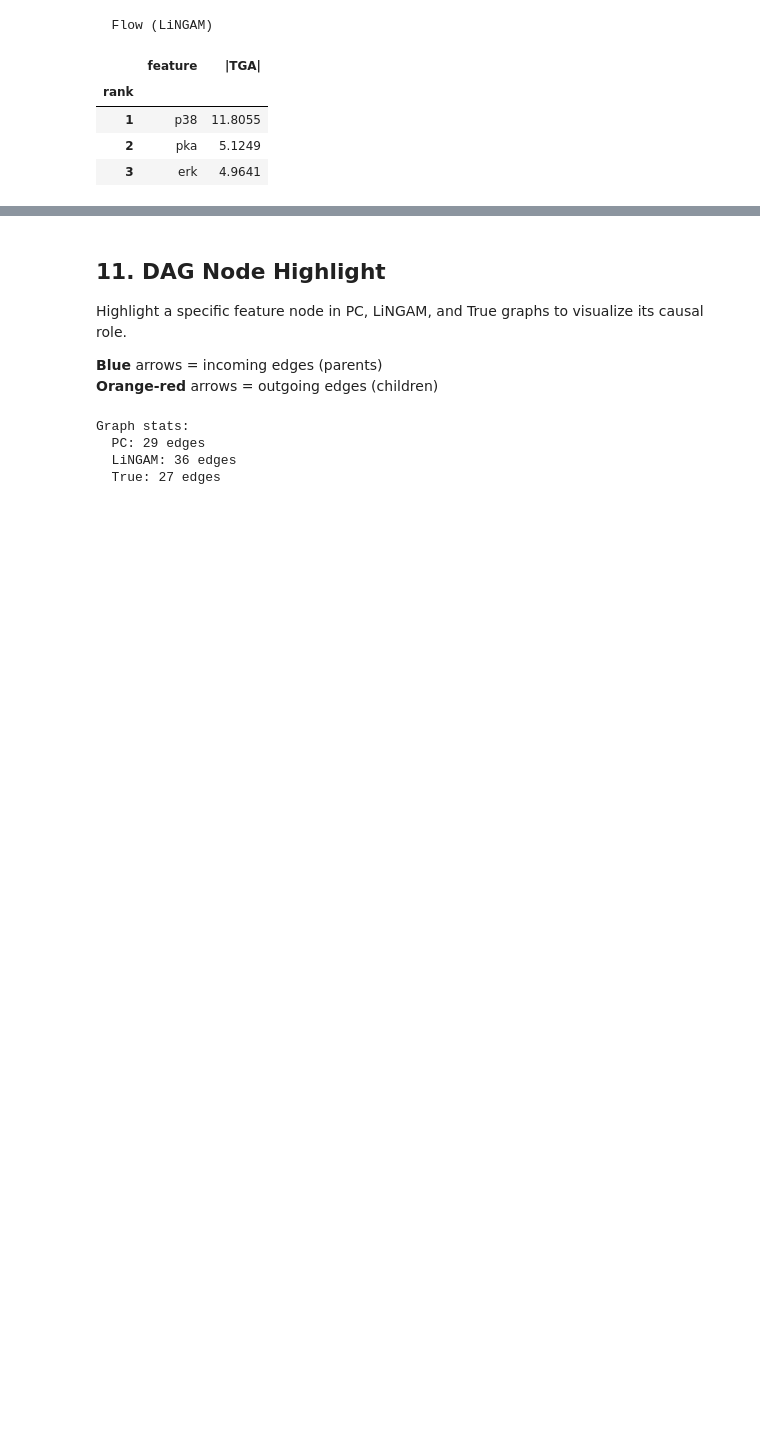
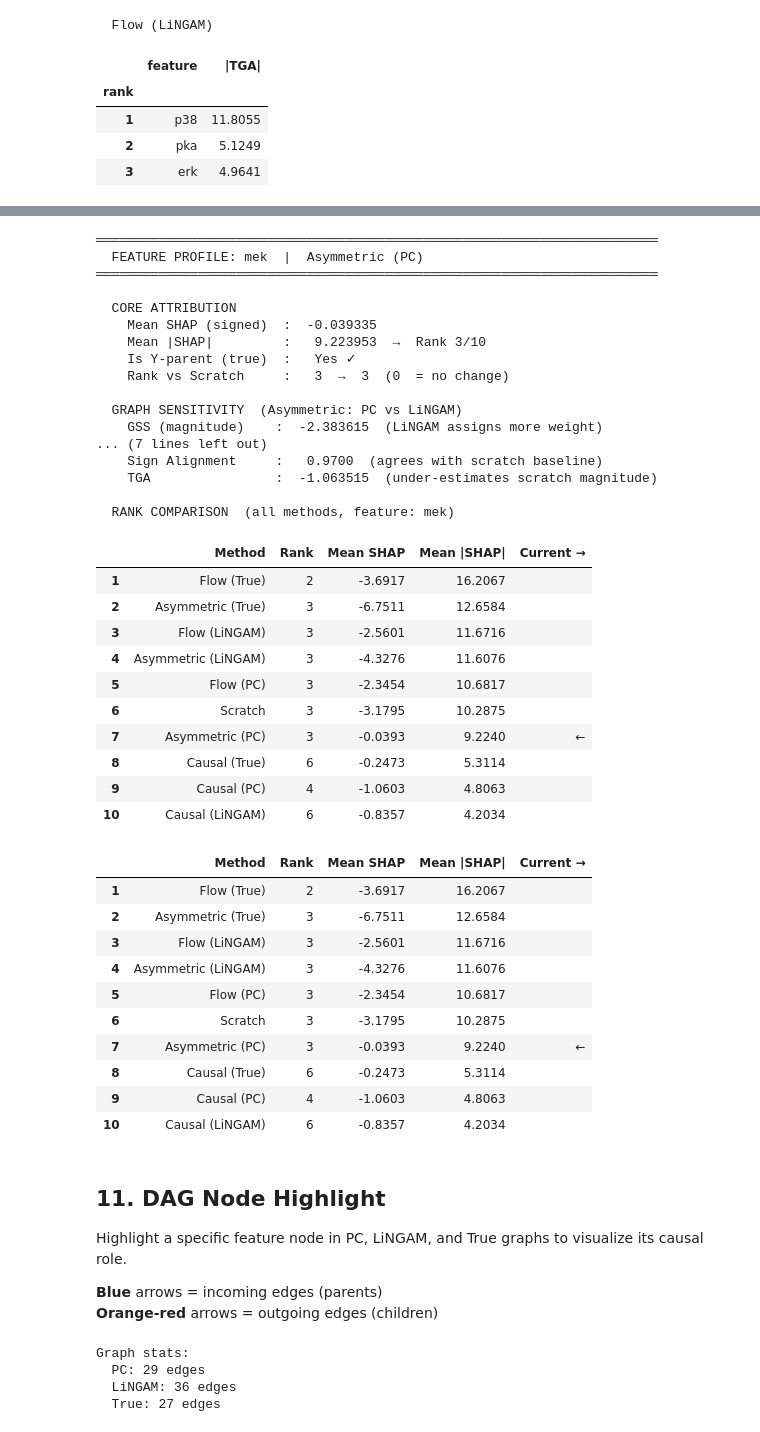
Before and after one commit to juanriosg12/master_thesis, a Jupyter notebook: notebooks/real_data_summary.ipynb, the cells around one changed output, grey strips where cells are left out. Cells and saved outputs as stored; diff of their text form; code cells hidden in the pictures; blank space fills up the shorter version.

```diff
--- a/notebooks/real_data_summary.ipynb
+++ b/notebooks/real_data_summary.ipynb
@@ -1534,5 +1448,47 @@ for (meth, g), arr in tga_scratch.items():
 | 2 | pka | 11.7388 |
 | 3 | p38 | 11.2258 |
+# %%
+feature_profile("mek", "Asymmetric (PC)")
+# %% [output]
+════════════════════════════════════════════════════════════════════════
+  FEATURE PROFILE: mek  |  Asymmetric (PC)
+════════════════════════════════════════════════════════════════════════
+
+  CORE ATTRIBUTION
+    Mean SHAP (signed)  :  -0.039335
+    Mean |SHAP|         :   9.223953  →  Rank 3/10
+    Is Y-parent (true)  :   Yes ✓
+    Rank vs Scratch     :   3  →  3  (0  = no change)
+
+  GRAPH SENSITIVITY  (Asymmetric: PC vs LiNGAM)
+    GSS (magnitude)    :  -2.383615  (LiNGAM assigns more weight)
+... (7 lines left out)
+    Sign Alignment     :   0.9700  (agrees with scratch baseline)
+    TGA                :  -1.063515  (under-estimates scratch magnitude)
+
+  RANK COMPARISON  (all methods, feature: mek)
+|  | Method | Rank | Mean SHAP | Mean |SHAP| | Current → |
+| 1 | Flow (True) | 2 | -3.6917 | 16.2067 |  |
+| 2 | Asymmetric (True) | 3 | -6.7511 | 12.6584 |  |
+| 3 | Flow (LiNGAM) | 3 | -2.5601 | 11.6716 |  |
+| 4 | Asymmetric (LiNGAM) | 3 | -4.3276 | 11.6076 |  |
+| 5 | Flow (PC) | 3 | -2.3454 | 10.6817 |  |
+| 6 | Scratch | 3 | -3.1795 | 10.2875 |  |
+| 7 | Asymmetric (PC) | 3 | -0.0393 | 9.2240 | ← |
+| 8 | Causal (True) | 6 | -0.2473 | 5.3114 |  |
+| 9 | Causal (PC) | 4 | -1.0603 | 4.8063 |  |
+| 10 | Causal (LiNGAM) | 6 | -0.8357 | 4.2034 |  |
+|  | Method | Rank | Mean SHAP | Mean |SHAP| | Current → |
+| 1 | Flow (True) | 2 | -3.6917 | 16.2067 |  |
+| 2 | Asymmetric (True) | 3 | -6.7511 | 12.6584 |  |
+| 3 | Flow (LiNGAM) | 3 | -2.5601 | 11.6716 |  |
+| 4 | Asymmetric (LiNGAM) | 3 | -4.3276 | 11.6076 |  |
+| 5 | Flow (PC) | 3 | -2.3454 | 10.6817 |  |
+| 6 | Scratch | 3 | -3.1795 | 10.2875 |  |
+| 7 | Asymmetric (PC) | 3 | -0.0393 | 9.2240 | ← |
+| 8 | Causal (True) | 6 | -0.2473 | 5.3114 |  |
+| 9 | Causal (PC) | 4 | -1.0603 | 4.8063 |  |
+| 10 | Causal (LiNGAM) | 6 | -0.8357 | 4.2034 |  |
 # %% [markdown]
 ## 11. DAG Node Highlight
 
```
Also changed, not shown: parts of 2 cells of this notebook, 5 other files.
